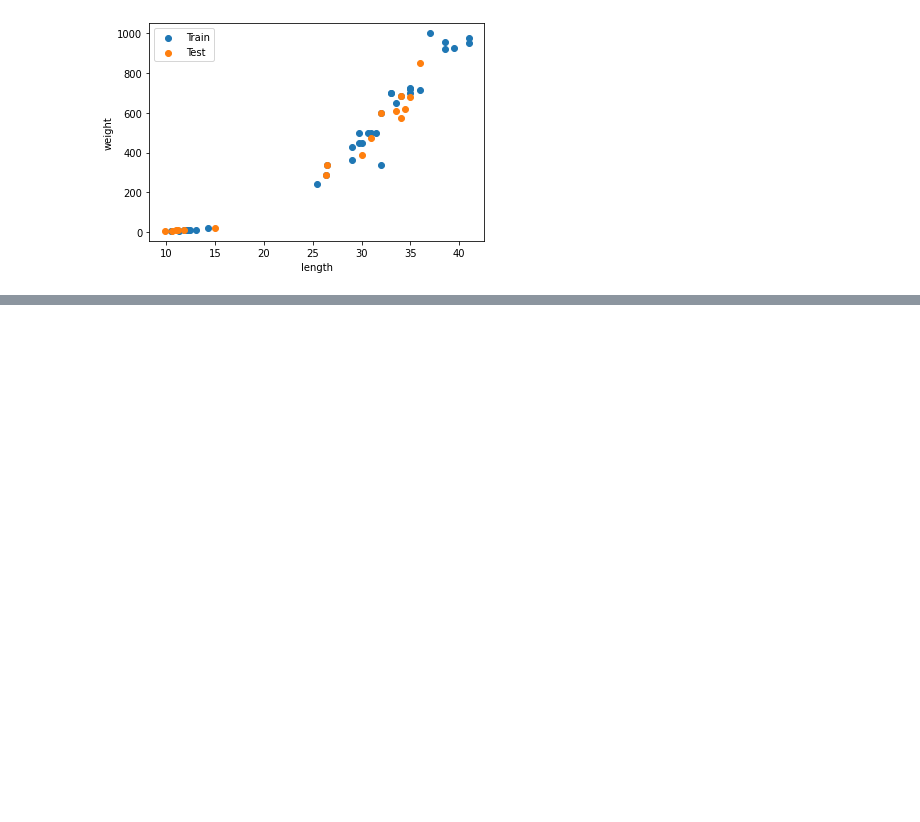
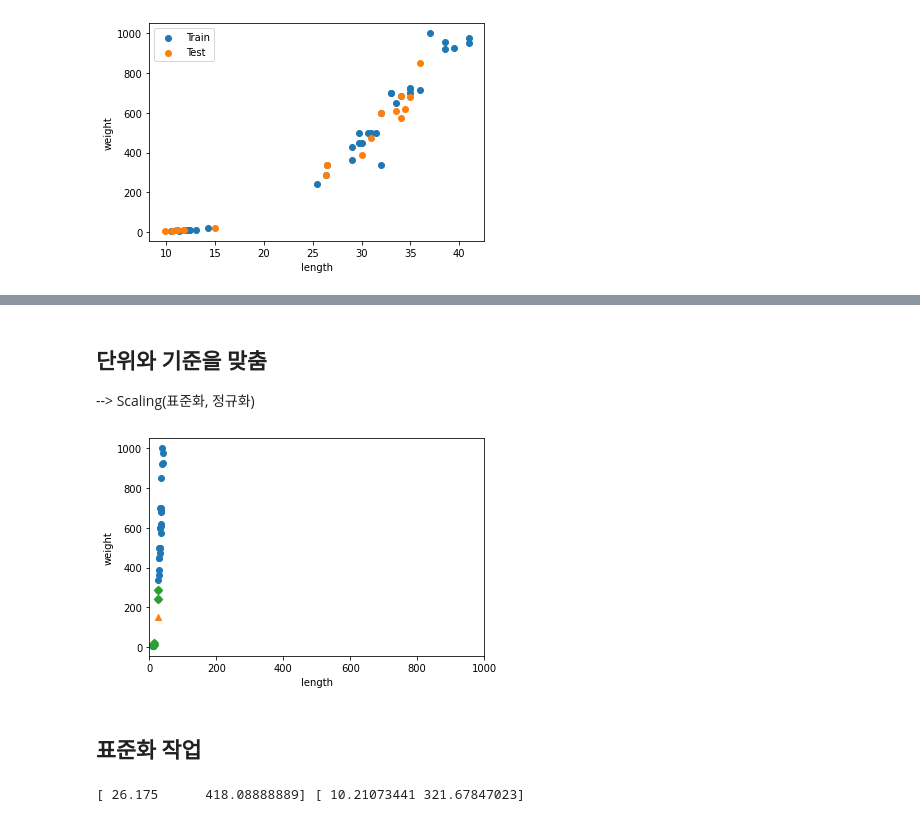
Before and after one commit to yipf1123/human_edu, a Jupyter notebook: Python/230327머신러닝.ipynb, the cells around one changed output, grey strips where cells are left out. Saved outputs shown, nothing was run; the diff lists cells and outputs as text; code cells hidden in the pictures; blank space fills up the shorter version.

```diff
--- a/Python/230327머신러닝.ipynb
+++ b/Python/230327머신러닝.ipynb
@@ -171,0 +275,23 @@ plt.show()
+# %% [markdown]
+## 단위와 기준을 맞춤
+--> Scaling(표준화, 정규화)
+# %%
+distances, indexes = kn.kneighbors([[25,150]])
+plt.scatter(train_input[:,0], train_input[:, 1])
+plt.scatter(25,150, marker='^')
+plt.scatter(train_input[indexes,0], train_input[indexes,1 ],marker='D')
+plt.xlim((0,1000))
+plt.xlabel('length')
+plt.ylabel('weight')
+plt.show()
+# %% [output]
+[figure, added]
+# %% [markdown]
+## 표준화 작업
+# %%
+mean = np.mean(train_input, axis=0) # 열(axis=0) 별로 평균(mean)을 계산
+std =np.std(train_input, axis=0) # 열(axis=0) 별로 표준편차(std)를 계산
+
+print(mean, std)
+# %% [output]
+[ 26.175      418.08888889] [ 10.21073441 321.67847023]
```
Also changed, not shown: parts of 41 cells of this notebook.
